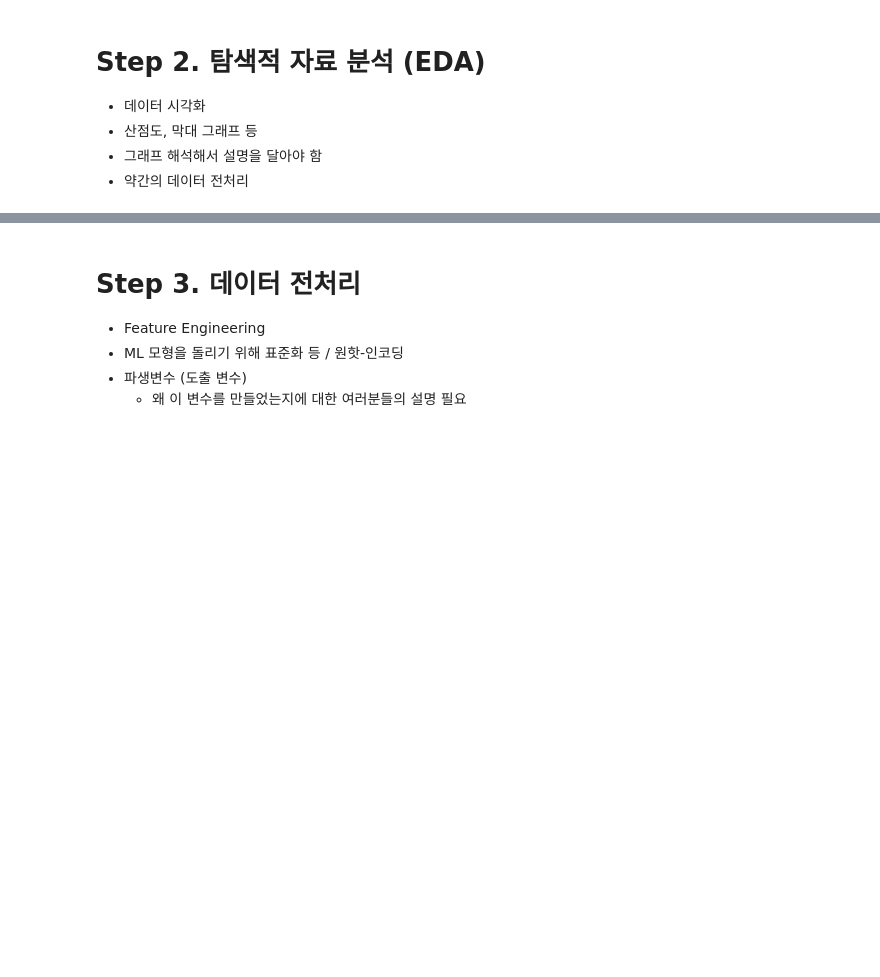
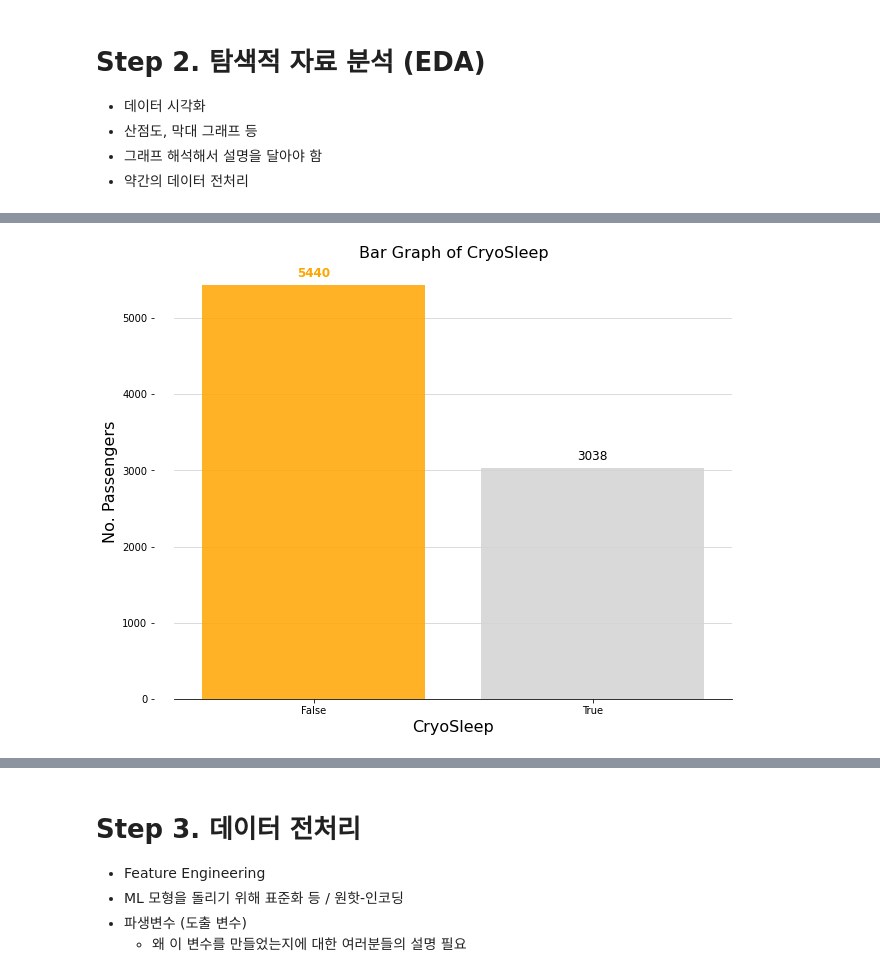
Before and after one commit to dschloe/Project04, a Jupyter notebook: spaceship/for-newbies-eda-lightgbm.ipynb, the cells around one changed output, grey strips where cells are left out. Drawn from its saved outputs; the diff is of its cells as text; code cells hidden in the pictures; blank space fills up the shorter version.

```diff
--- a/spaceship/for-newbies-eda-lightgbm.ipynb
+++ b/spaceship/for-newbies-eda-lightgbm.ipynb
@@ -95,0 +189,4 @@ memory usage: 891.5+ KB
+# %%
+cnt_bar(train_data, "CryoSleep")
+# %% [output]
+[figure, added]
```
Also changed, not shown: parts of 28 cells of this notebook.
